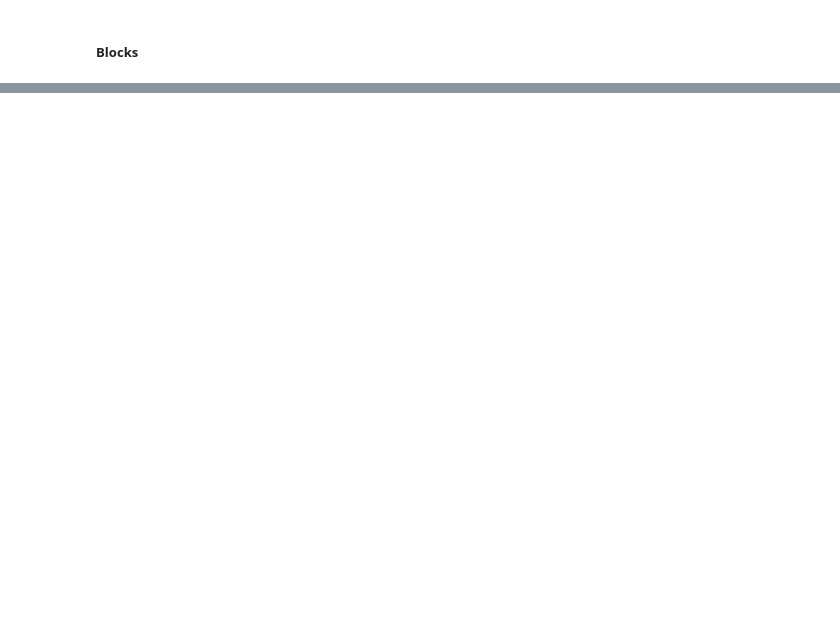
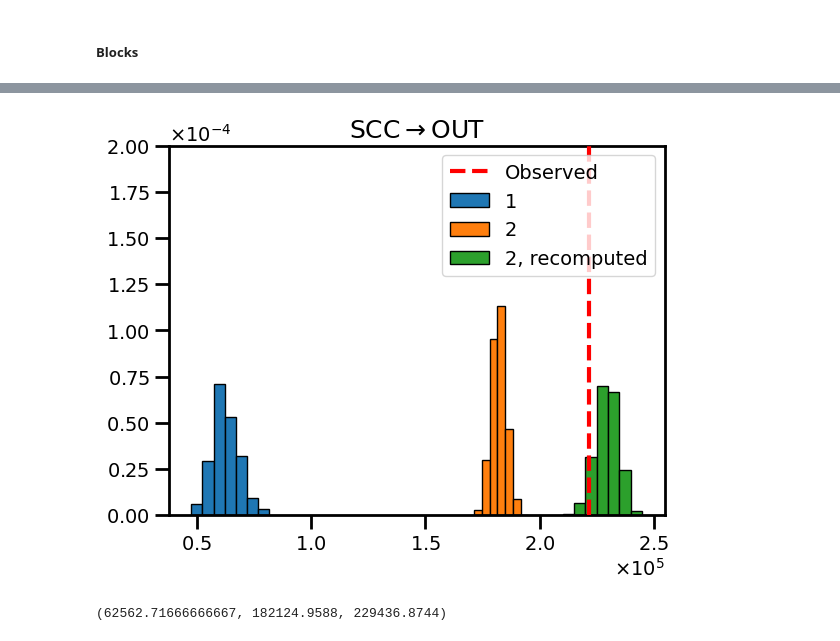
Before and after one commit to fabiosaracco/bowtie2, a Jupyter notebook: 1_3_checking_guarino.ipynb, the cells around one changed output, grey strips where cells are left out. Cells and saved outputs as stored; diff of their text form; code cells hidden in the pictures; blank space fills up the shorter version.

```diff
--- a/1_3_checking_guarino.ipynb
+++ b/1_3_checking_guarino.ipynb
@@ -220,7 +220,7 @@ def guarino2dict_fluxes(dataset, dico, folder, recomputed=False):
     if folder==2:
         BIPARTITE_FOLDER=BIPARTITE_FOLDER_2
         if recomputed:
-            file_name=f'{dataset}_dico_{dico}_bowtie_flows_recomputed.csv'
+            file_name=f'{dataset}_dico_{dico}_bowtie_flows_recomputed_sectors.csv'
     else:
         BIPARTITE_FOLDER=BIPARTITE_FOLDER_1
 
@@ -361,0 +401,3 @@ plt.show()
+# %%
+dataset='crisi'
+dico=0
@@ -361,0 +452,35 @@ plt.show()
+# %%
+_flux='SCC->OUT'
+# %%
+flux_latex=_flux.split('->')
+flux_latex=r'$\rightarrow$'.join(flux_latex)
+
+plt.vlines(fluxes1[0][_flux]['obs'], ymin=0, ymax=1, color='red', linestyle='--', label='Observed', zorder=3, linewidth=3)
+
+plt.hist(fluxes1[0][_flux]['sample'], bins=7, edgecolor='black', label='1', density=True, zorder=2)
+
+plt.hist(fluxes2[0][_flux]['sample'], bins=7, edgecolor='black', label='2', density=True,  zorder=2)
+
+plt.hist(fluxes2bis[0][_flux]['sample'], bins=7, edgecolor='black', label='2, recomputed', density=True, zorder=2)
+
+plt.ylim(0, 2*10**-4)
+#plt.xscale('log')
+
+ax = plt.gca()
+ax.xaxis.set_major_formatter(ScalarFormatter(useMathText=True))
+ax.xaxis.get_major_formatter().set_scientific(True)
+ax.xaxis.get_major_formatter().set_powerlimits((0, 0))
+
+ax.yaxis.set_major_formatter(ScalarFormatter(useMathText=True))
+ax.yaxis.get_major_formatter().set_scientific(True)
+ax.yaxis.get_major_formatter().set_powerlimits((0, 0))
+
+plt.title(f'{flux_latex}', fontsize=18)
+plt.legend(fontsize=14)
+plt.show()
+# %% [output]
+[figure, added]
+# %%
+np.mean(fluxes1[0][_flux]['sample']), np.mean(fluxes2[0][_flux]['sample']), np.mean(fluxes2bis[0][_flux]['sample'])
+# %% [output]
+(62562.71666666667, 182124.9588, 229436.8744)
```
Also changed, not shown: parts of 30 cells of this notebook, 2 other files.
